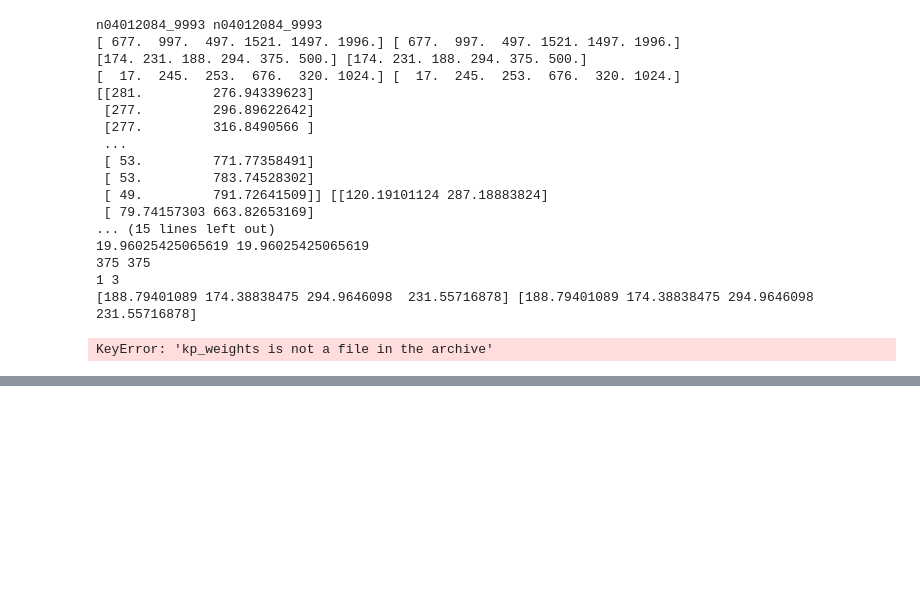
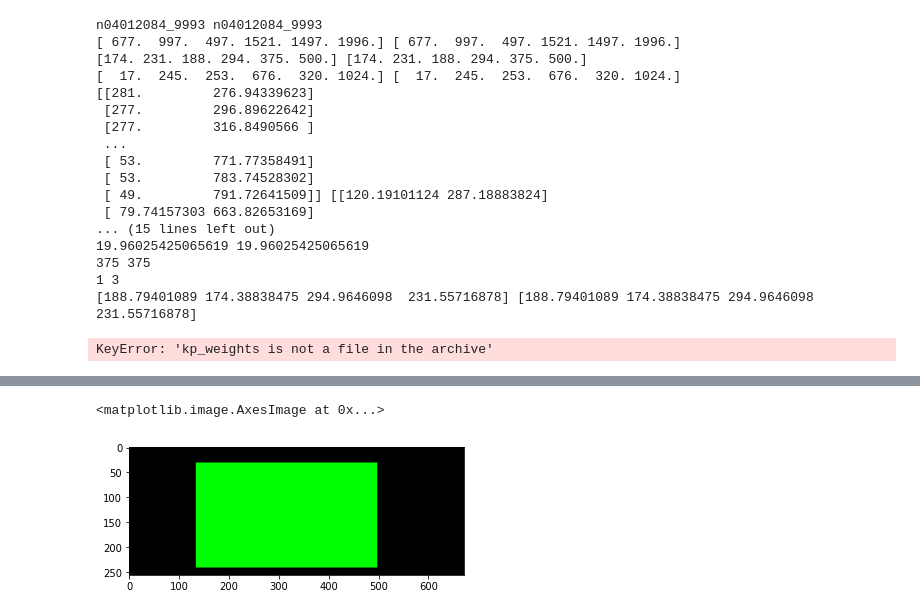
Before and after one commit to gkouros/NeMo, a Jupyter notebook: notebooks/dataloading_experiments.ipynb, the cells around one changed output, grey strips where cells are left out. Cells and saved outputs as stored; diff of their text form; code cells hidden in the pictures; blank space fills up the shorter version.

```diff
--- a/notebooks/dataloading_experiments.ipynb
+++ b/notebooks/dataloading_experiments.ipynb
@@ -250,0 +279,3 @@ KeyError: 'kp_weights is not a file in the archive'
+# %%
+dataset = Pascal3DPlus(None, rootpath='../data/PASCAL3D_train_NeMo', imgclass='car')
+dataset[0]
@@ -250,0 +300,9 @@ KeyError: 'kp_weights is not a file in the archive'
+# %%
+img1 = cv2.cvtColor(dataset[0]['obj_mask'], cv2.COLOR_GRAY2BGR)
+img1 = cv2.normalize(img1, None, 0, 255, norm_type=cv2.NORM_MINMAX, dtype=cv2.CV_8U)
+img1[..., 0] = 0
+img1[..., 2] = 0
+plt.imshow(img1)
+# %% [output]
+<matplotlib.image.AxesImage at 0x...>
+[figure, added]
```
Also changed, not shown: parts of 12 cells of this notebook.
